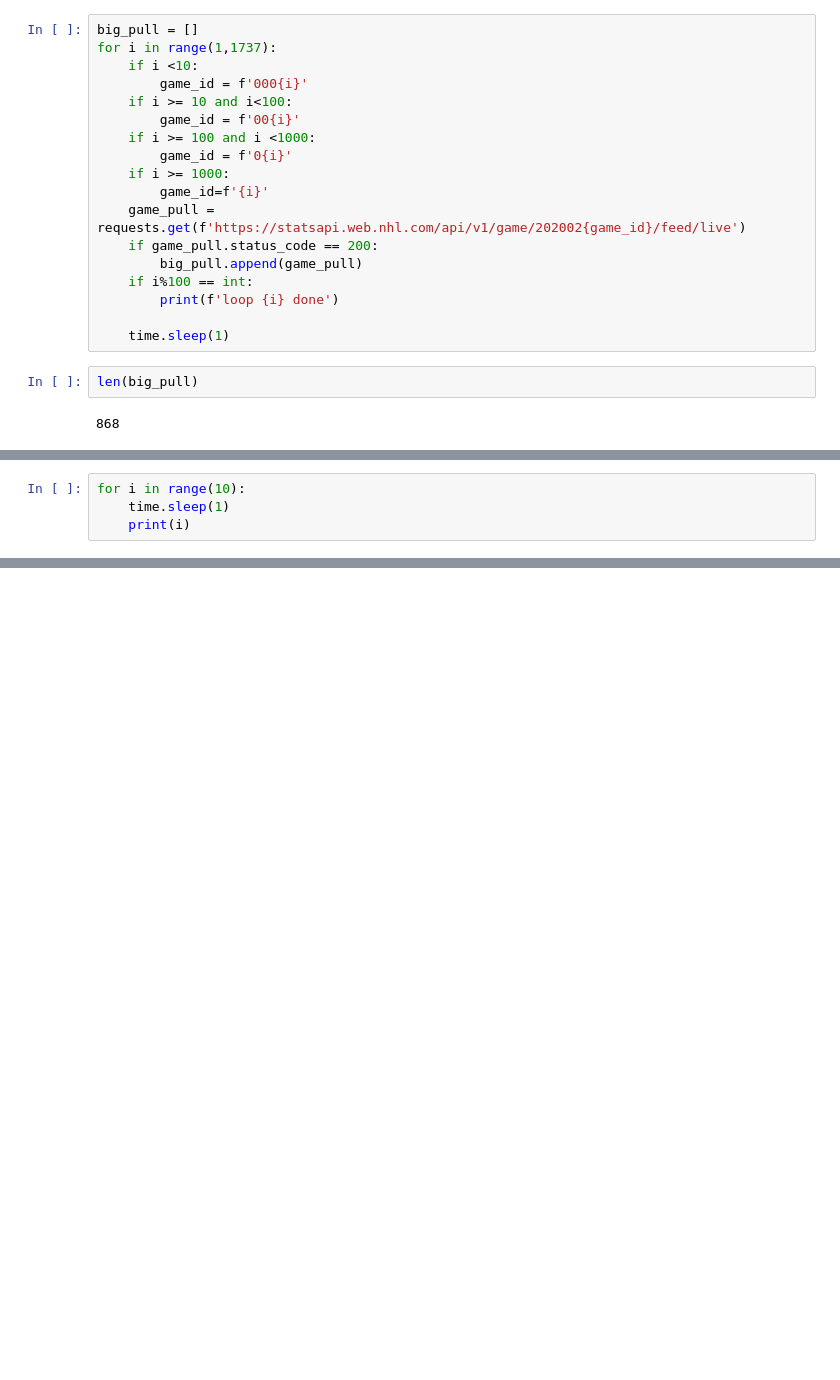
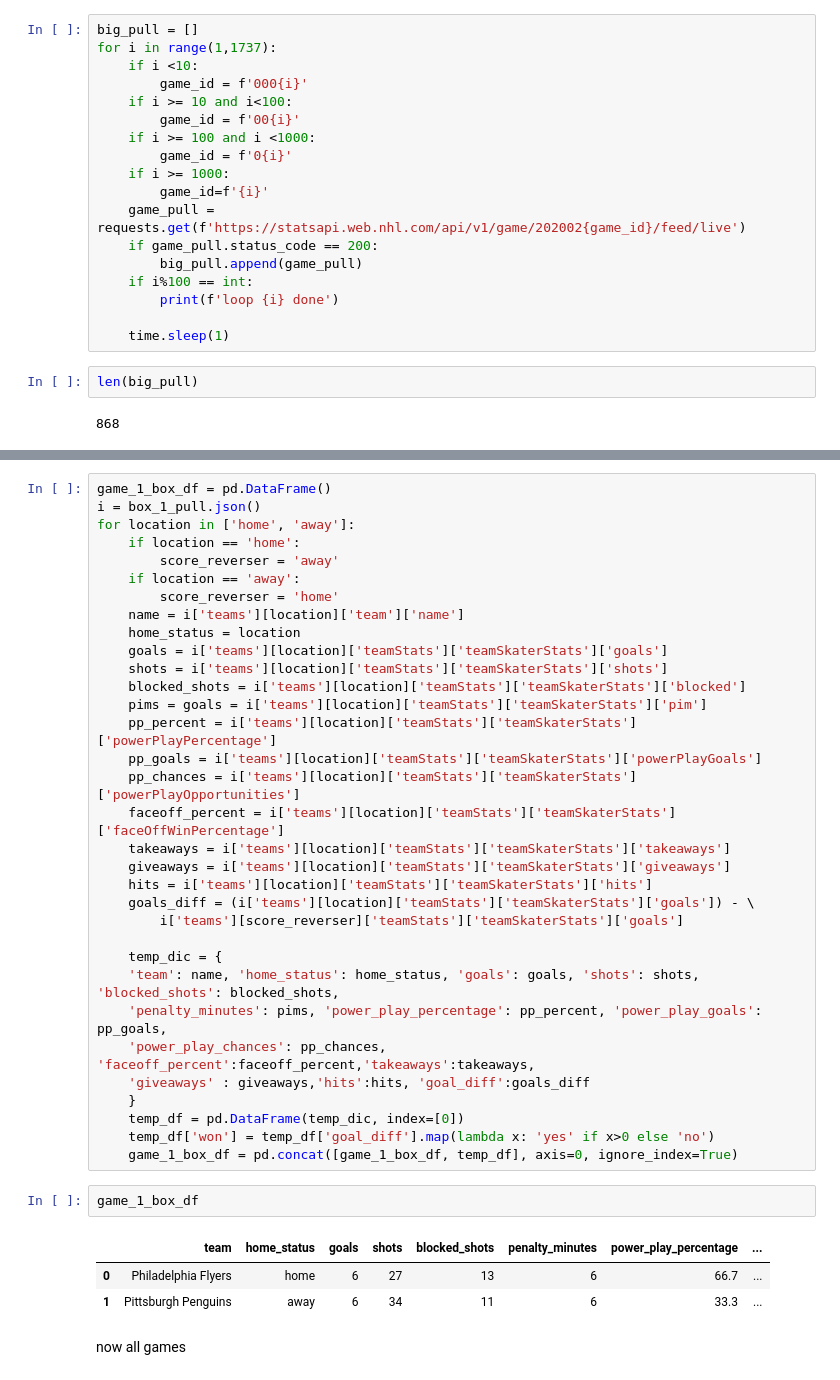
Before and after one commit to RazyChristmas/NHL_predictor, a Jupyter notebook: scrapping data.ipynb, the cells around one changed output, grey strips where cells are left out. Saved outputs shown, nothing was run; the diff lists cells and outputs as text; blank space fills up the shorter version.

```diff
--- a/scrapping data.ipynb
+++ b/scrapping data.ipynb
@@ -419,4 +175,0 @@ NameError: name 'big_stats' is not defined
-# %%
-for i in range(10):
-    time.sleep(1)
-    print(i)
@@ -434,0 +753,41 @@ df1
+# %%
+game_1_box_df = pd.DataFrame()
+i = box_1_pull.json()
+for location in ['home', 'away']:
+    if location == 'home':
+        score_reverser = 'away'
+    if location == 'away':
+        score_reverser = 'home'
+    name = i['teams'][location]['team']['name']
+    home_status = location
+    goals = i['teams'][location]['teamStats']['teamSkaterStats']['goals']
+    shots = i['teams'][location]['teamStats']['teamSkaterStats']['shots']
+    blocked_shots = i['teams'][location]['teamStats']['teamSkaterStats']['blocked']
+    pims = goals = i['teams'][location]['teamStats']['teamSkaterStats']['pim']
+    pp_percent = i['teams'][location]['teamStats']['teamSkaterStats']['powerPlayPercentage']
+    pp_goals = i['teams'][location]['teamStats']['teamSkaterStats']['powerPlayGoals']
+    pp_chances = i['teams'][location]['teamStats']['teamSkaterStats']['powerPlayOpportunities']
+    faceoff_percent = i['teams'][location]['teamStats']['teamSkaterStats']['faceOffWinPercentage']
+    takeaways = i['teams'][location]['teamStats']['teamSkaterStats']['takeaways']
+    giveaways = i['teams'][location]['teamStats']['teamSkaterStats']['giveaways']
+    hits = i['teams'][location]['teamStats']['teamSkaterStats']['hits']
+    goals_diff = (i['teams'][location]['teamStats']['teamSkaterStats']['goals']) - \
+        i['teams'][score_reverser]['teamStats']['teamSkaterStats']['goals']
+
+    temp_dic = {
+    'team': name, 'home_status': home_status, 'goals': goals, 'shots': shots, 'blocked_shots': blocked_shots,
+    'penalty_minutes': pims, 'power_play_percentage': pp_percent, 'power_play_goals': pp_goals,
+    'power_play_chances': pp_chances, 'faceoff_percent':faceoff_percent,'takeaways':takeaways,
+    'giveaways' : giveaways,'hits':hits, 'goal_diff':goals_diff
+    }
+    temp_df = pd.DataFrame(temp_dic, index=[0])
+    temp_df['won'] = temp_df['goal_diff'].map(lambda x: 'yes' if x>0 else 'no')
+    game_1_box_df = pd.concat([game_1_box_df, temp_df], axis=0, ignore_index=True)
+# %%
+game_1_box_df
+# %% [output]
+|  | team | home_status | goals | shots | blocked_shots | penalty_minutes | power_play_percentage | ... |
+| 0 | Philadelphia Flyers | home | 6 | 27 | 13 | 6 | 66.7 | ... |
+| 1 | Pittsburgh Penguins | away | 6 | 34 | 11 | 6 | 33.3 | ... |
+# %% [markdown]
+now all games
```
Also changed, not shown: parts of 61 cells of this notebook, 4 other files.
